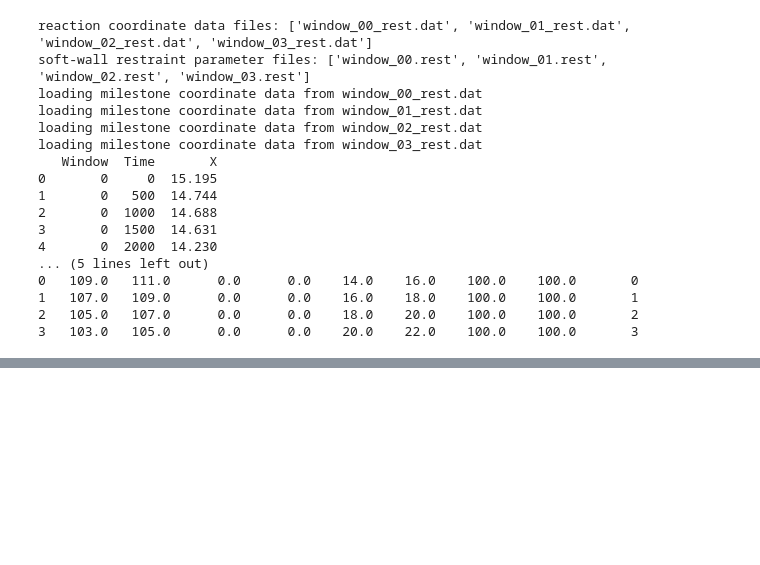
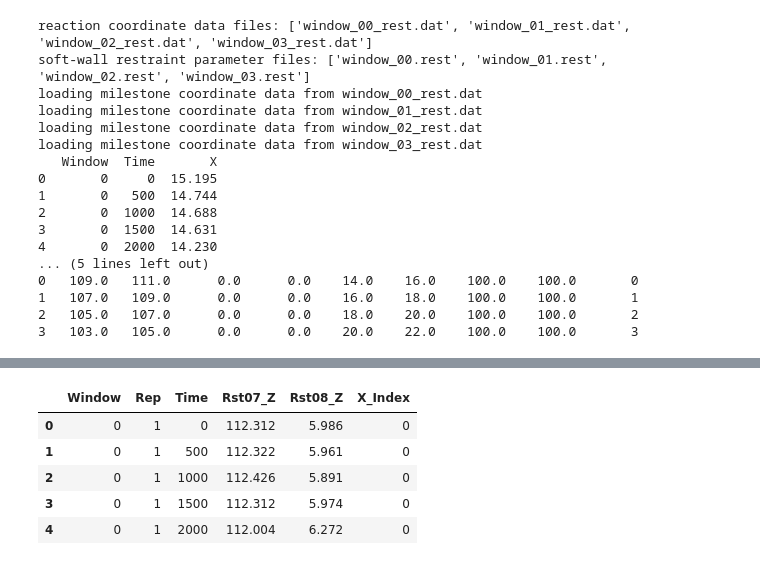
Before and after one commit to wesleymsmith/Milestoning_Analysis, a Jupyter notebook: Extract_MD_Milestoning_Data.ipynb, the cells around one changed output, grey strips where cells are left out. Saved outputs shown, nothing was run; the diff lists cells and outputs as text; code cells hidden in the pictures; blank space fills up the shorter version.

```diff
--- a/Extract_MD_Milestoning_Data.ipynb
+++ b/Extract_MD_Milestoning_Data.ipynb
@@ -163,0 +456,24 @@ loading milestone coordinate data from window_03_rest.dat
+# %%
+#Function to compute bin index based on window and coordinate data
+#X contains the coordinate data columns from the coordinate data table along
+#with the 'Window' column
+#e.g. x[0]=window, x[1] through x[n+1] are coordinates 0 through n
+def binDataFunction(x,centers,kVals,verbose=False):
+    X=np.array(x)
+    if verbose:
+        print 'x',
+        print X
+    coordInds=kVals[int(X[0])]>0 #only consider restraints with non-zero K values
+    coordSet=X[1:][coordInds] #get subset of relevant data point coordinates
+    centerSet=centers[:,coordInds] #get subset of relevant window center coordinates
+    if verbose:
+        print 'coordInds',
+        print coordInds
+        print 'coordSet',
+        print coordSet
+        print 'centerSet',
+        print centerSet
+        print 'outDists',
+        print np.sqrt(np.sum(1.0*(centerSet-coordSet)**2,axis=1))
+    #return the bin index of the center that is closest to the data point given
+    return np.argmin(np.sqrt(np.sum(1.0*(centerSet-coordSet)**2,axis=1)))
@@ -163,0 +501,18 @@ loading milestone coordinate data from window_03_rest.dat
+# %%
+binKwds={
+    'centers':binCenters,
+    'kVals':binKs,
+    #'verbose':True
+}
+simData['X_Index']=simData[np.concatenate([
+    ['Window'],
+    [colName for colName in simData.columns if 'Rst' in colName]
+])].apply(binDataFunction,axis=1,**binKwds)
+simData.head()
+# %% [output]
+|  | Window | Rep | Time | Rst07_Z | Rst08_Z | X_Index |
+| 0 | 0 | 1 | 0 | 112.312 | 5.986 | 0 |
+| 1 | 0 | 1 | 500 | 112.322 | 5.961 | 0 |
+| 2 | 0 | 1 | 1000 | 112.426 | 5.891 | 0 |
+| 3 | 0 | 1 | 1500 | 112.312 | 5.974 | 0 |
+| 4 | 0 | 1 | 2000 | 112.004 | 6.272 | 0 |
```
Also changed, not shown: parts of 20 cells of this notebook, 4 other files.
